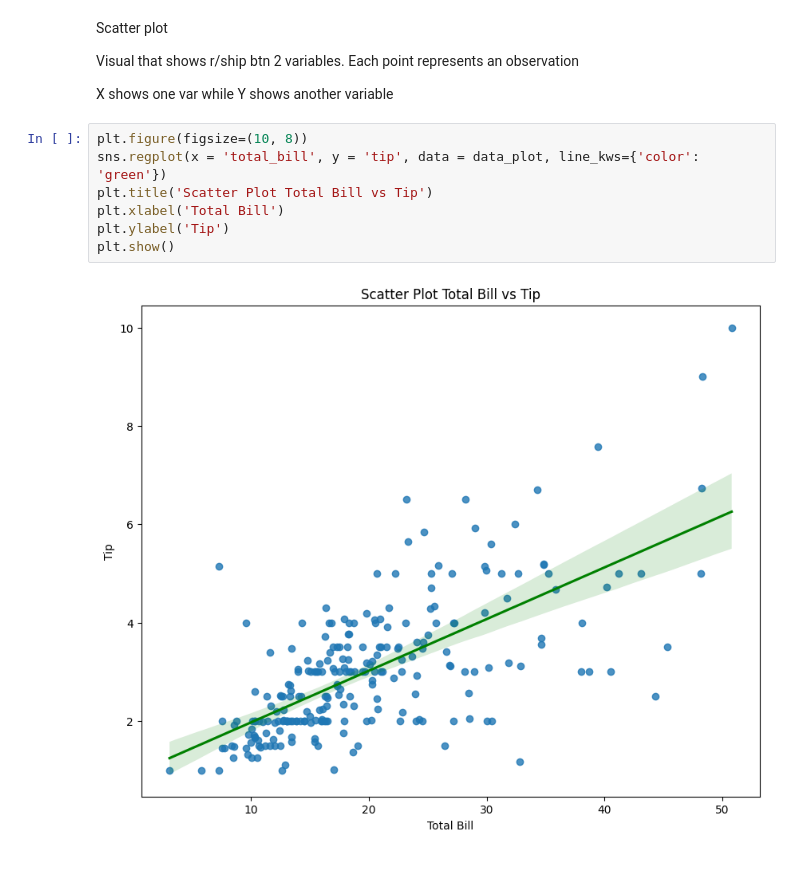
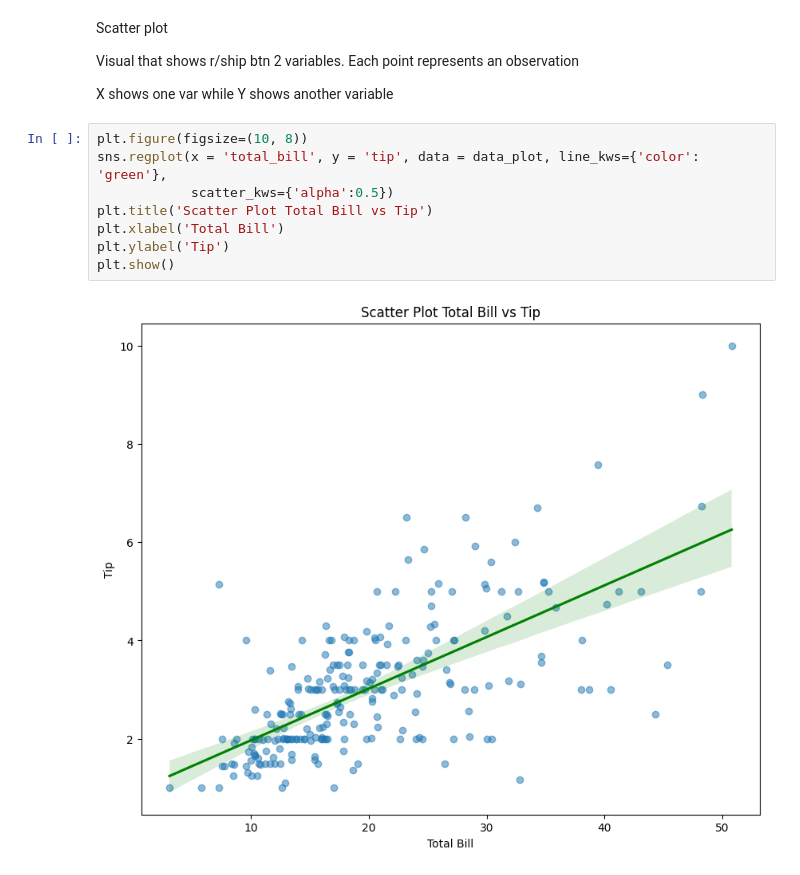
Before and after one commit to andrewc998/skills-copilot-codespaces-vscode, a Jupyter notebook: 27th_Feb_boxplot.ipynb, the cells around one changed output. Drawn from its saved outputs; the diff is of its cells as text.

Commit message:
worked on scatter plot, box plot and histogram

```diff
--- a/27th_Feb_boxplot.ipynb
+++ b/27th_Feb_boxplot.ipynb
@@ -99,10 +97,11 @@ Visual that shows r/ship btn 2 variables. Each point represents an observation
 X shows one var while Y shows another variable
 # %%
 plt.figure(figsize=(10, 8))
-sns.regplot(x = 'total_bill', y = 'tip', data = data_plot, line_kws={'color': 'green'})
+sns.regplot(x = 'total_bill', y = 'tip', data = data_plot, line_kws={'color': 'green'},
+            scatter_kws={'alpha':0.5})
 plt.title('Scatter Plot Total Bill vs Tip')
 plt.xlabel('Total Bill')
 plt.ylabel('Tip')
 plt.show()
 # %% [output]
-[figure, old version]
+[figure, new version]
```
Also changed, not shown: parts of 2 cells of this notebook.
